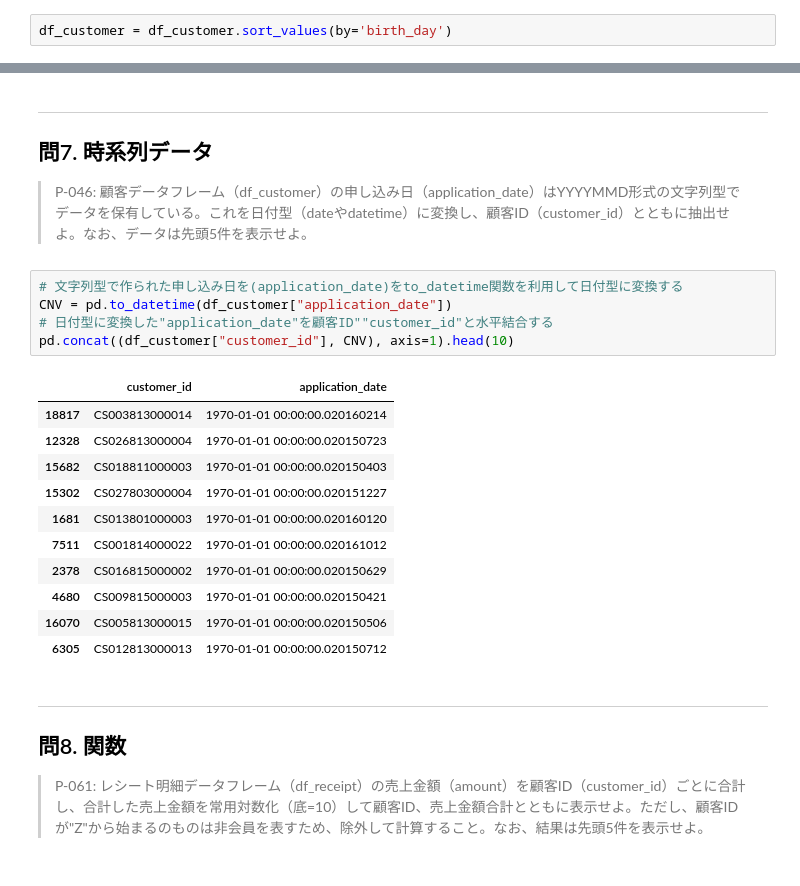
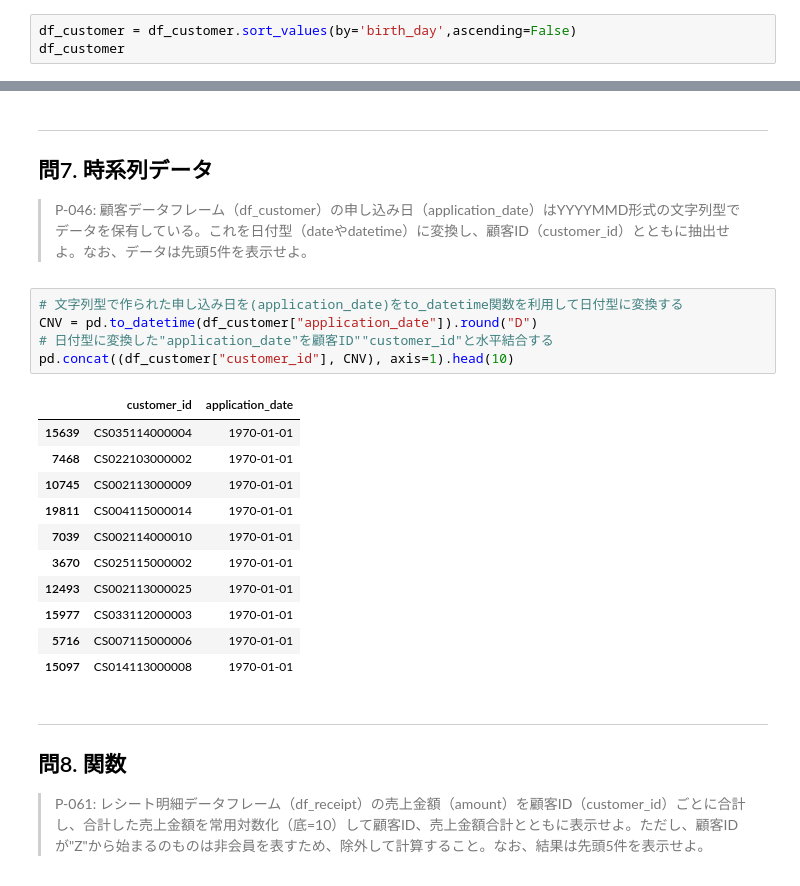
Before and after one commit to nekoPhysics/Basic-Phython, a Jupyter notebook: pandas_quiz_ipynb_のコピー.ipynb, the cells around one changed output, grey strips where cells are left out. Drawn from its saved outputs; the diff is of its cells as text.

```diff
--- a/pandas_quiz_ipynb_のコピー.ipynb
+++ b/pandas_quiz_ipynb_のコピー.ipynb
@@ -32,4 +37,5 @@ amount = (df_receipt["amount"] > 1000) | (df_receipt["quantity"] > 5)
 ## 問2. ソート
 > P-18: 顧客データフレーム（df_customer）を生年月日（birth_day）で若い順にソートし、先頭5件を全項目表示せよ。
 # %%
-df_customer = df_customer.sort_values(by='birth_day')
+df_customer = df_customer.sort_values(by='birth_day',ascending=False)
+df_customer
@@ -107,21 +136,21 @@ Name: gender_cd, dtype: bool
 > P-046: 顧客データフレーム（df_customer）の申し込み日（application_date）はYYYYMMD形式の文字列型でデータを保有している。これを日付型（dateやdatetime）に変換し、顧客ID（customer_id）とともに抽出せよ。なお、データは先頭5件を表示せよ。
 # %%
 # 文字列型で作られた申し込み日を(application_date)をto_datetime関数を利用して日付型に変換する
-CNV = pd.to_datetime(df_customer["application_date"])
+CNV = pd.to_datetime(df_customer["application_date"]).round("D")
 # 日付型に変換した"application_date"を顧客ID""customer_id"と水平結合する
 pd.concat((df_customer["customer_id"], CNV), axis=1).head(10)
 # %% [output]
 |  | customer_id | application_date |
-| 18817 | CS003813000014 | 1970-01-01 00:00:00.020160214 |
-| 12328 | CS026813000004 | 1970-01-01 00:00:00.020150723 |
-| 15682 | CS018811000003 | 1970-01-01 00:00:00.020150403 |
-| 15302 | CS027803000004 | 1970-01-01 00:00:00.020151227 |
-| 1681 | CS013801000003 | 1970-01-01 00:00:00.020160120 |
-| 7511 | CS001814000022 | 1970-01-01 00:00:00.020161012 |
-| 2378 | CS016815000002 | 1970-01-01 00:00:00.020150629 |
-| 4680 | CS009815000003 | 1970-01-01 00:00:00.020150421 |
-| 16070 | CS005813000015 | 1970-01-01 00:00:00.020150506 |
-| 6305 | CS012813000013 | 1970-01-01 00:00:00.020150712 |
+| 15639 | CS035114000004 | 1970-01-01 |
+| 7468 | CS022103000002 | 1970-01-01 |
+| 10745 | CS002113000009 | 1970-01-01 |
+| 19811 | CS004115000014 | 1970-01-01 |
+| 7039 | CS002114000010 | 1970-01-01 |
+| 3670 | CS025115000002 | 1970-01-01 |
+| 12493 | CS002113000025 | 1970-01-01 |
+| 15977 | CS033112000003 | 1970-01-01 |
+| 5716 | CS007115000006 | 1970-01-01 |
+| 15097 | CS014113000008 | 1970-01-01 |
 # %% [markdown]
 ---
 ## 問8. 関数
```
Also changed, not shown: parts of 8 cells of this notebook.
